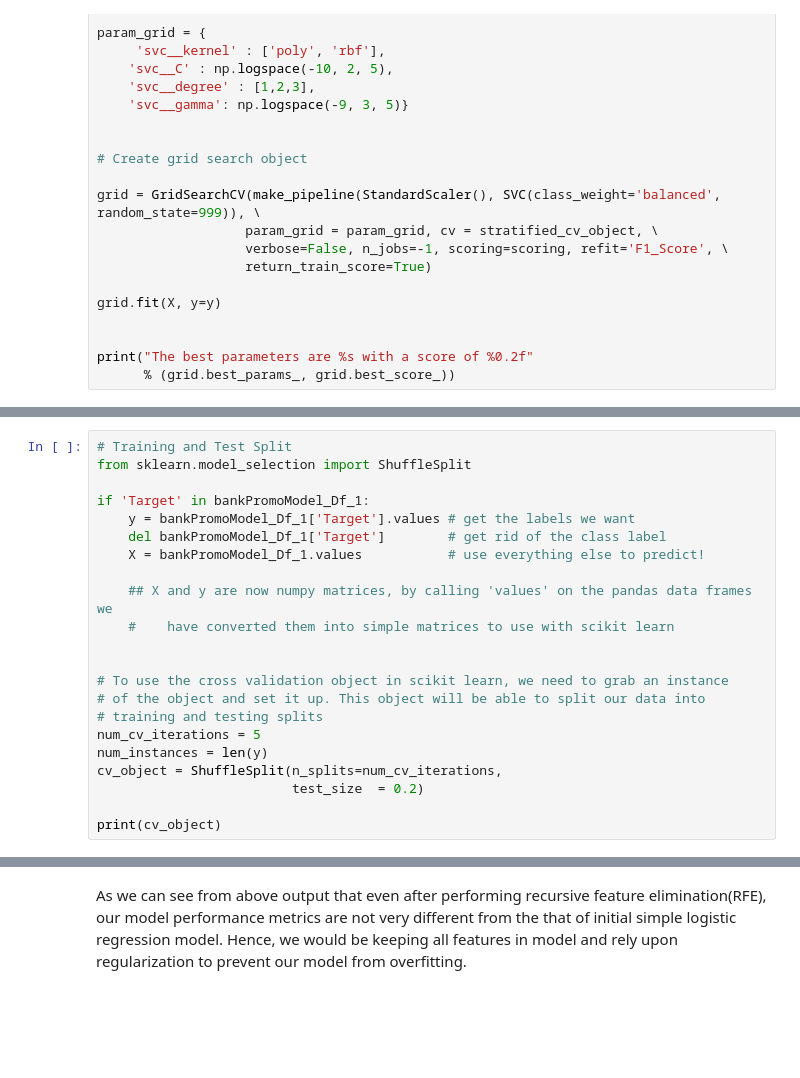
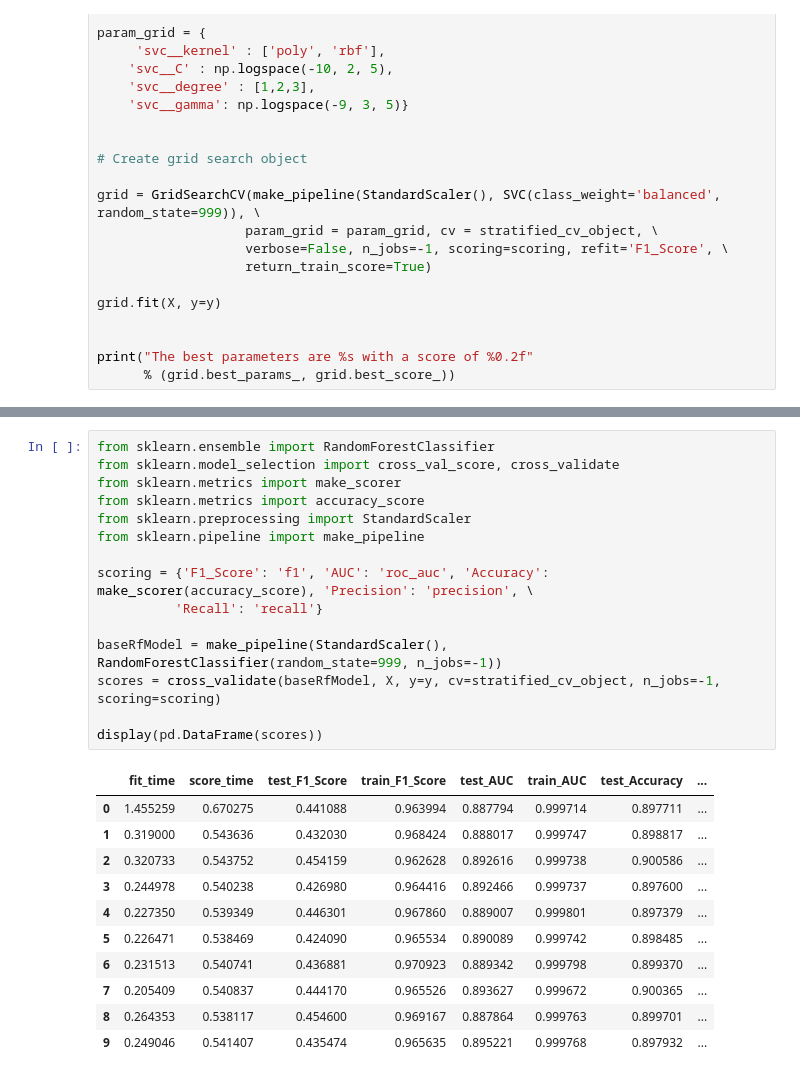
Before and after one commit to nhendersonkuns/awesomedataminers, a Jupyter notebook: Lab2_R_Chandna_Notebook.ipynb, the cells around one changed output, grey strips where cells are left out. Drawn from its saved outputs; the diff is of its cells as text; blank space fills up the shorter version.

```diff
--- a/Lab2_R_Chandna_Notebook.ipynb
+++ b/Lab2_R_Chandna_Notebook.ipynb
@@ -848,22 +399,0 @@ bankPromoModel_Df_1.info()
-# %%
-# Training and Test Split
-from sklearn.model_selection import ShuffleSplit
-
-if 'Target' in bankPromoModel_Df_1:
-    y = bankPromoModel_Df_1['Target'].values # get the labels we want
-    del bankPromoModel_Df_1['Target']        # get rid of the class label
-    X = bankPromoModel_Df_1.values           # use everything else to predict!
-
-    ## X and y are now numpy matrices, by calling 'values' on the pandas data frames we
-    #    have converted them into simple matrices to use with scikit learn
-
-
-# To use the cross validation object in scikit learn, we need to grab an instance
-# of the object and set it up. This object will be able to split our data into
-# training and testing splits
-num_cv_iterations = 5
-num_instances = len(y)
-cv_object = ShuffleSplit(n_splits=num_cv_iterations,
-                         test_size  = 0.2)
-
-print(cv_object)
@@ -903,2 +400,27 @@ for iter_num, (train_indices, test_indices) in enumerate(cv_object.split(X,y)):
-# %% [markdown]
-As we can see from above output that even after performing recursive feature elimination(RFE), our model performance metrics are not very different from the that of initial simple logistic regression model. Hence, we would be keeping all features in model and rely upon regularization to prevent our model from overfitting.
+# %%
+from sklearn.ensemble import RandomForestClassifier
+from sklearn.model_selection import cross_val_score, cross_validate
+from sklearn.metrics import make_scorer
+from sklearn.metrics import accuracy_score
+from sklearn.preprocessing import StandardScaler
+from sklearn.pipeline import make_pipeline
+
+scoring = {'F1_Score': 'f1', 'AUC': 'roc_auc', 'Accuracy': make_scorer(accuracy_score), 'Precision': 'precision', \
+          'Recall': 'recall'}
+
+baseRfModel = make_pipeline(StandardScaler(), RandomForestClassifier(random_state=999, n_jobs=-1))
+scores = cross_validate(baseRfModel, X, y=y, cv=stratified_cv_object, n_jobs=-1, scoring=scoring)
+
+display(pd.DataFrame(scores))
+# %% [output]
+|  | fit_time | score_time | test_F1_Score | train_F1_Score | test_AUC | train_AUC | test_Accuracy | ... |
+| 0 | 1.455259 | 0.670275 | 0.441088 | 0.963994 | 0.887794 | 0.999714 | 0.897711 | ... |
+| 1 | 0.319000 | 0.543636 | 0.432030 | 0.968424 | 0.888017 | 0.999747 | 0.898817 | ... |
+| 2 | 0.320733 | 0.543752 | 0.454159 | 0.962628 | 0.892616 | 0.999738 | 0.900586 | ... |
+| 3 | 0.244978 | 0.540238 | 0.426980 | 0.964416 | 0.892466 | 0.999737 | 0.897600 | ... |
+| 4 | 0.227350 | 0.539349 | 0.446301 | 0.967860 | 0.889007 | 0.999801 | 0.897379 | ... |
+| 5 | 0.226471 | 0.538469 | 0.424090 | 0.965534 | 0.890089 | 0.999742 | 0.898485 | ... |
+| 6 | 0.231513 | 0.540741 | 0.436881 | 0.970923 | 0.889342 | 0.999798 | 0.899370 | ... |
+| 7 | 0.205409 | 0.540837 | 0.444170 | 0.965526 | 0.893627 | 0.999672 | 0.900365 | ... |
+| 8 | 0.264353 | 0.538117 | 0.454600 | 0.969167 | 0.887864 | 0.999763 | 0.899701 | ... |
+| 9 | 0.249046 | 0.541407 | 0.435474 | 0.965635 | 0.895221 | 0.999768 | 0.897932 | ... |
```
Also changed, not shown: parts of 39 cells of this notebook.
